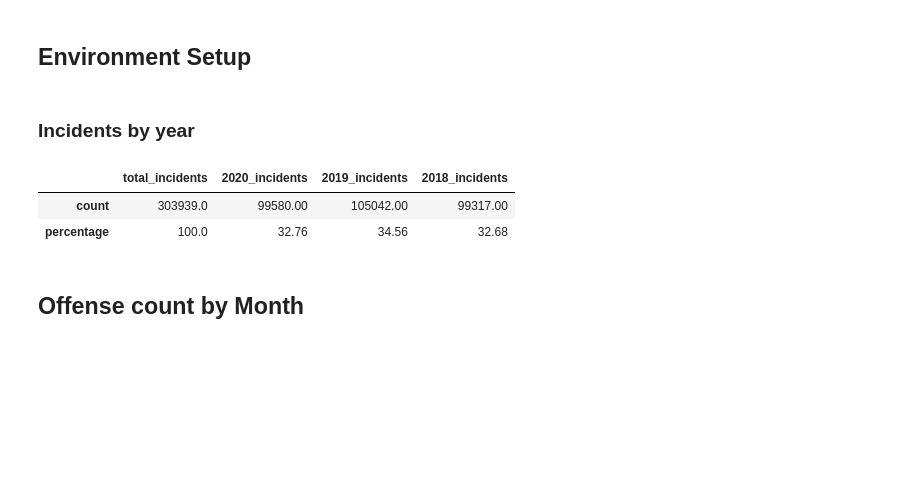
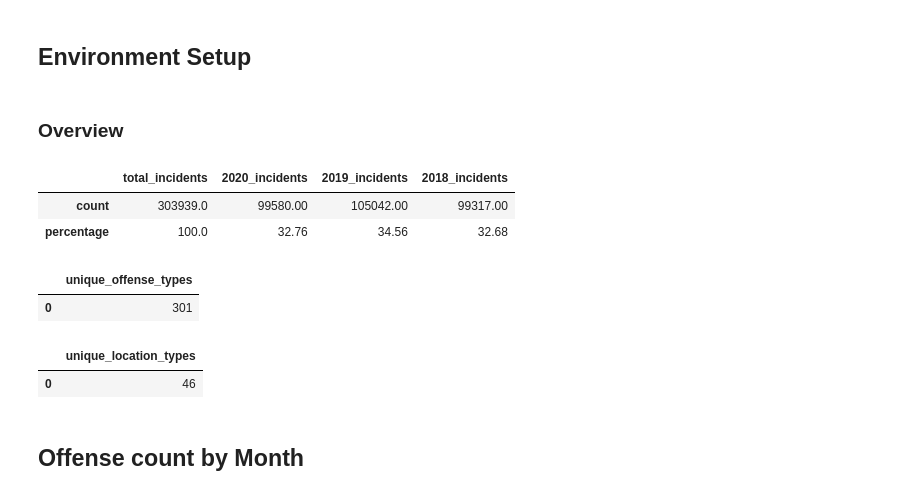
Before and after one commit to DonnieData/austin_crime_EDA, a Jupyter notebook: crime_data_EDA.ipynb, the cells around one changed output. Drawn from its saved outputs; the diff is of its cells as text; code cells hidden in the pictures; blank space fills up the shorter version.

```diff
--- a/crime_data_EDA.ipynb
+++ b/crime_data_EDA.ipynb
@@ -17,8 +17,8 @@ engine = create_engine(database)
 # create function to streamline querying into dataframe
 def db_frame(query):
     return pd.read_sql_query(query, con=engine)
-# %% [markdown]
-### Incidents by year
+# %% [markdown]
+### Overview
 # %%
 # create summary dataframe and add data
 incident_summary = db_frame('''SELECT COUNT(*) FROM crime_incidents''')
@@ -58,6 +58,26 @@ incident_summary
 |  | total_incidents | 2020_incidents | 2019_incidents | 2018_incidents |
 | count | 303939.0 | 99580.00 | 105042.00 | 99317.00 |
 | percentage | 100.0 | 32.76 | 34.56 | 32.68 |
+# %%
+# unique offesne types
+db_frame('''SELECT COUNT(DISTINCT offense_type) as unique_offense_types
+            FROM crime_incidents as cr
+            LEFT JOIN offense_type as of
+            ON (cr.offense_code = of.offense_code)
+            ;''')
+# %% [output]
+|  | unique_offense_types |
+| 0 | 301 |
+# %%
+# unique offense locations
+db_frame('''SELECT COUNT(DISTINCT location_type) as unique_location_types
+            FROM crime_incidents as cr
+            LEFT JOIN incident_location as inc
+            ON (cr.location_code = inc.location_code)
+            ;''')
+# %% [output]
+|  | unique_location_types |
+| 0 | 46 |
 # %% [markdown]
 ## Offense count by Month
 # %%
```
Also changed, not shown: parts of 8 cells of this notebook, 3 other files.
